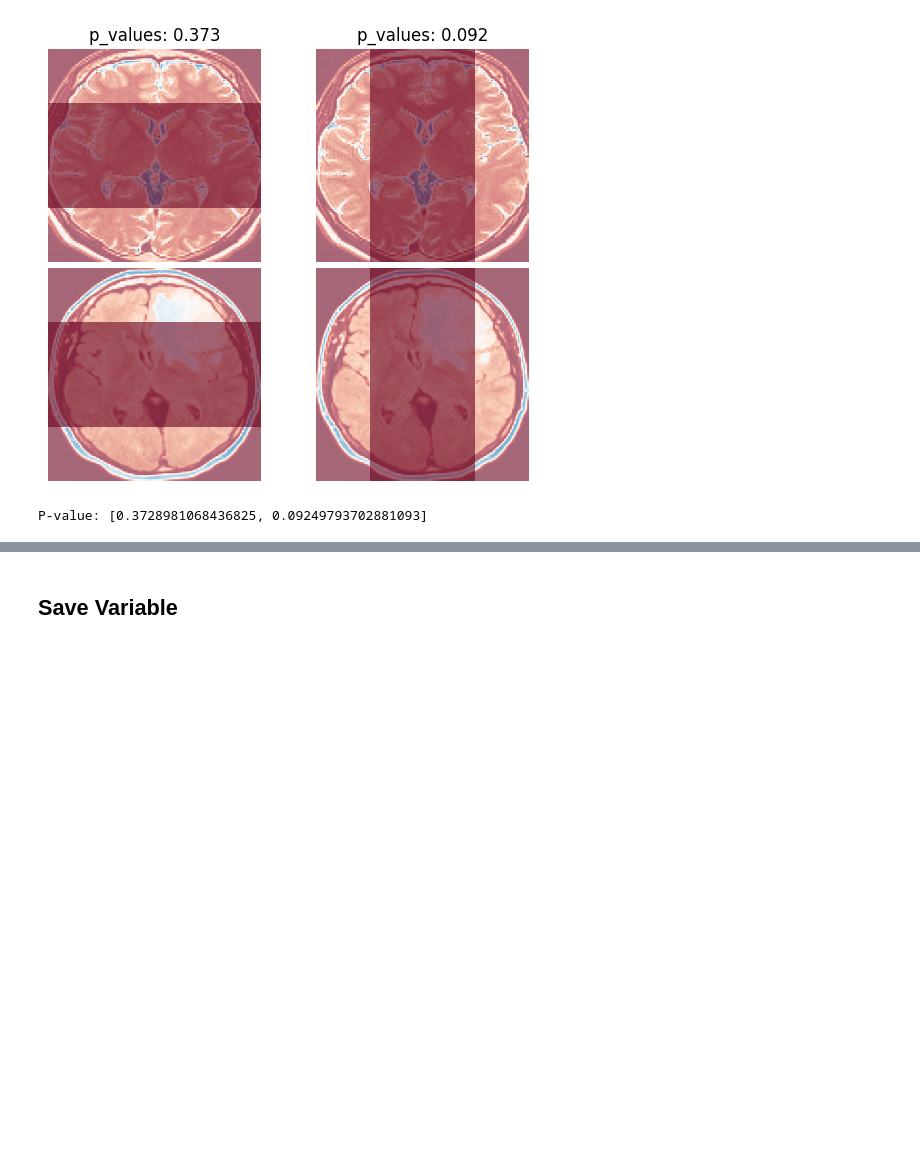
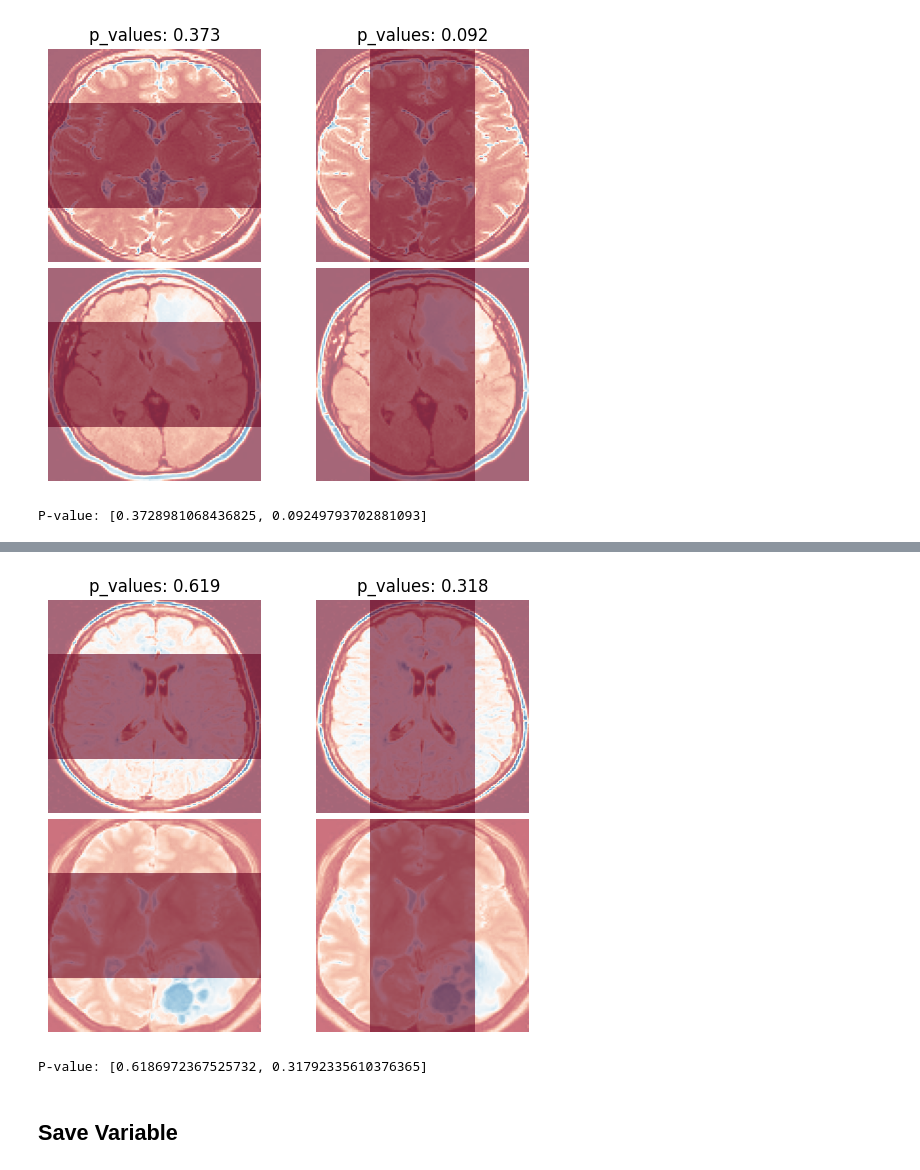
Before and after one commit to HanyuPei22/DNN-inference-on-Tumor-data, a Jupyter notebook: Tumor_CNN.ipynb, the cells around one changed output, grey strips where cells are left out. Cells and saved outputs as stored; diff of their text form; code cells hidden in the pictures; blank space fills up the shorter version.

```diff
--- a/Tumor_CNN.ipynb
+++ b/Tumor_CNN.ipynb
@@ -479,0 +542,4 @@ P-value: [0.3728981068436825, 0.09249793702881093]
+# %%
+inf_feats = [[np.arange(28,84),np.arange(0,112)],[np.arange(0,112),np.arange(28,84)]]
+cue_3_twosplit = split_test(inf_feats=inf_feats, model_null = model_null, model_alter=model_alter, eva_metric='zero-one')
+P_value_3_twosplit = cue_3_twosplit.testing(X, y_cat, fit_params, test_params, tune_params)
@@ -480,3 +559,9 @@ P-value: [0.3728981068436825, 0.09249793702881093]
+# %%
+cue_3_twosplit.visual(X,y_cat)
+print('P-value: %s'%P_value_3_twosplit)
+# %% [output]
+[figure, added]
+P-value: [0.6186972367525732, 0.31792335610376365]
 # %% [markdown]
 ## Save Variable
 # %%
```
Also changed, not shown: parts of 19 cells of this notebook.
